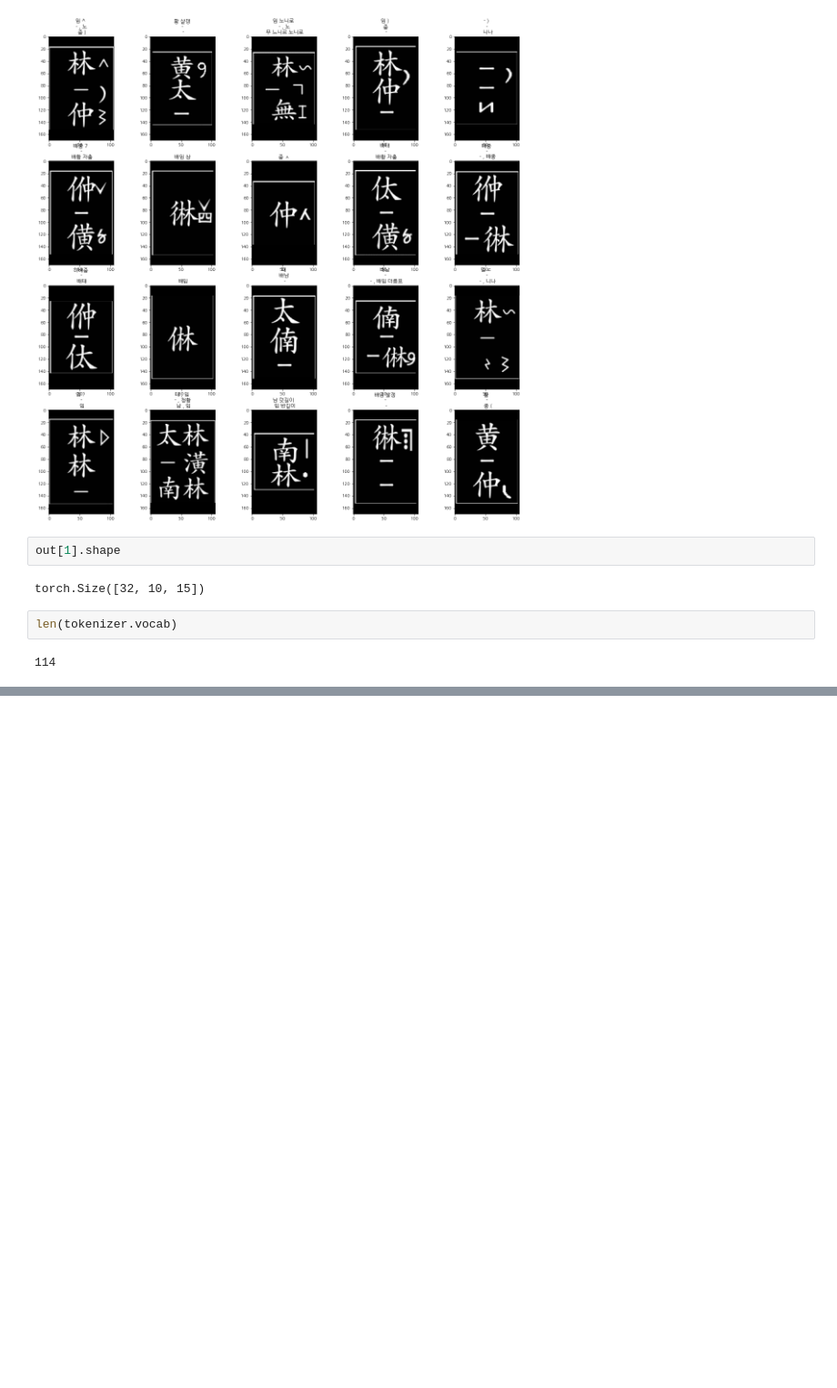
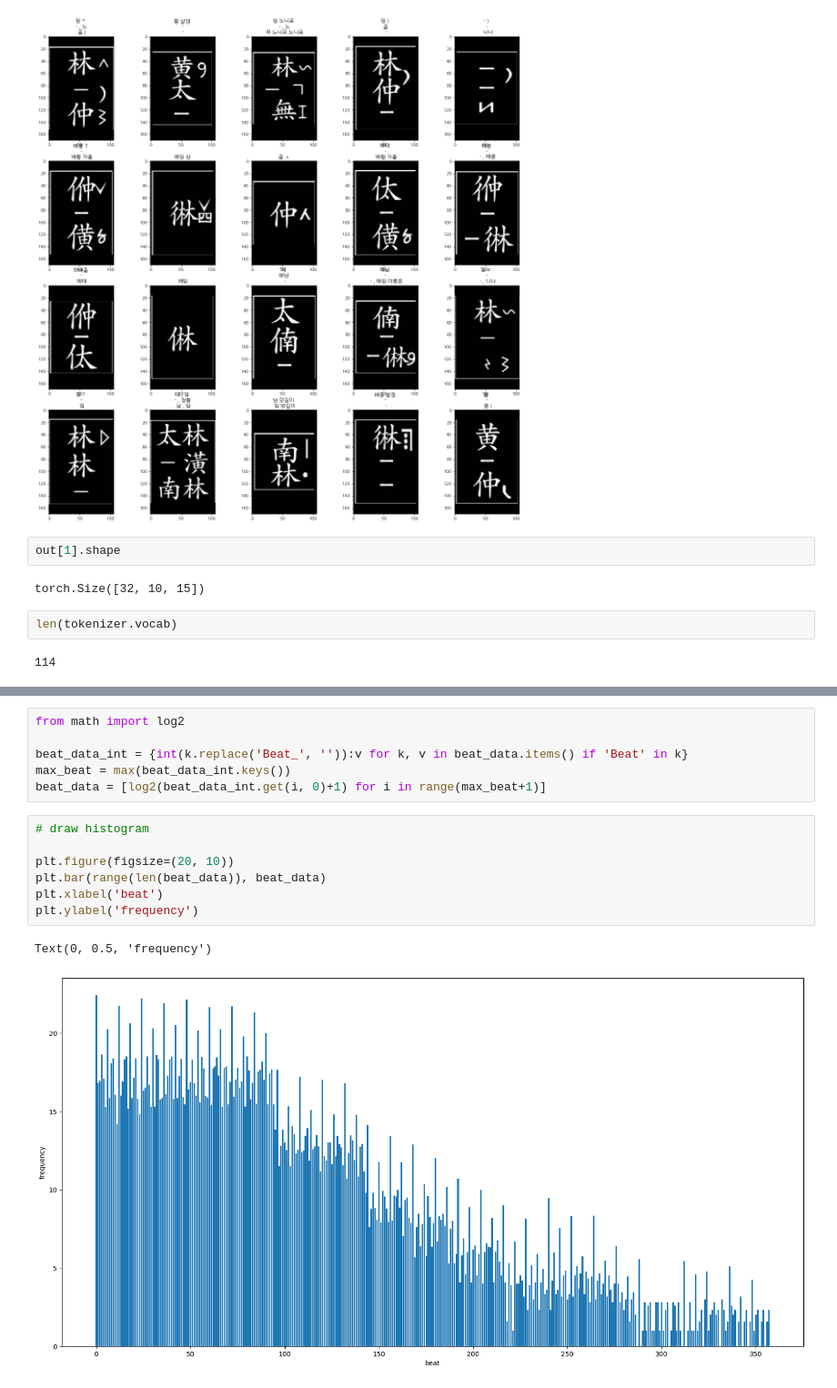
Before and after one commit to MALerLab/jeongganbo-omr, a Jupyter notebook: notebooks/omr_cnn.ipynb, the cells around one changed output, grey strips where cells are left out. Shown at 91% size. Cells and saved outputs as stored; diff of their text form; blank space fills up the shorter version.

```diff
--- a/notebooks/omr_cnn.ipynb
+++ b/notebooks/omr_cnn.ipynb
@@ -577,0 +1069,16 @@ len(tokenizer.vocab)
+# %%
+from math import log2
+
+beat_data_int = {int(k.replace('Beat_', '')):v for k, v in beat_data.items() if 'Beat' in k}
+max_beat = max(beat_data_int.keys())
+beat_data = [log2(beat_data_int.get(i, 0)+1) for i in range(max_beat+1)]
+# %%
+# draw histogram
+
+plt.figure(figsize=(20, 10))
+plt.bar(range(len(beat_data)), beat_data)
+plt.xlabel('beat')
+plt.ylabel('frequency')
+# %% [output]
+Text(0, 0.5, 'frequency')
+[figure, added]
```
Also changed, not shown: parts of 21 cells of this notebook, 1 other file.
